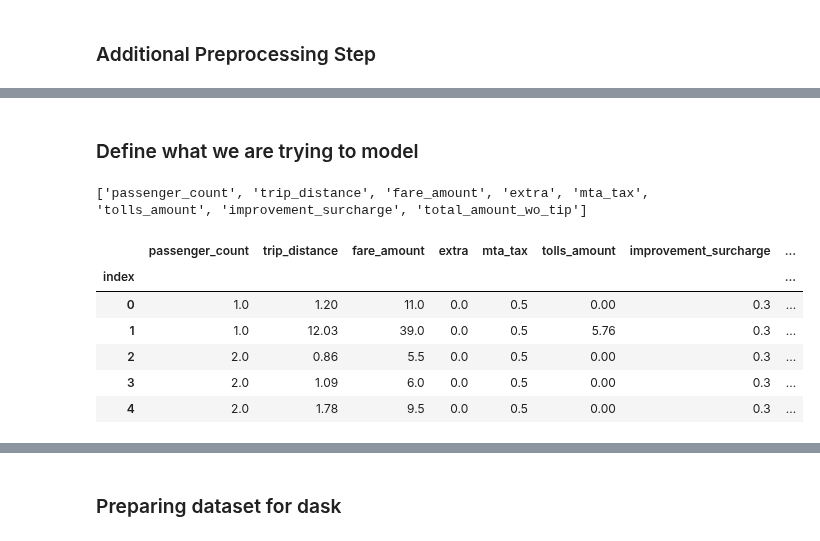
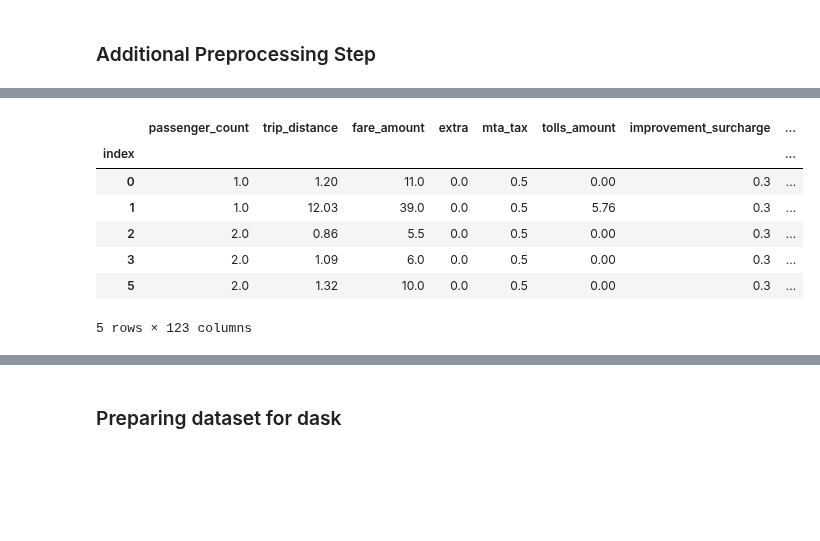
Before and after one commit to justinwhatley/interpretability_experiment, a Jupyter notebook: 2_lr_interpretability_dask.ipynb, the cells around one changed output, grey strips where cells are left out. Cells and saved outputs as stored; diff of their text form; code cells hidden in the pictures; blank space fills up the shorter version.

Commit message:
Creating a preprocessing flow and ddf transformer for OHE of datetime objects into hourslots and days of week, as well as OHE of select categoricals. Now to test this with dask linear ml

```diff
--- a/2_lr_interpretability_dask.ipynb
+++ b/2_lr_interpretability_dask.ipynb
@@ -51,2 +61,5 @@ X_train, y_train = dataset_manager.get_training_set()
+# %%
+categorical_columns_to_transform = ['payment_type']
+datetime_columns_to_transform = ['tpep_pickup_datetime', 'tpep_dropoff_datetime']
 # %%
 from dask_ml.preprocessing import OneHotEncoder
@@ -127,8 +66,0 @@ def transformer(encoder, ddf, datetime_columns, categorical_columns_lst = []):
-# %%
-"""
-
-"""
-ddf = X_train
-categorical_columns = ['payment_type']
-categorical_columns_lst = categorical_columns
-ohe_ddf = transformer(encoder, ddf, datetime_columns, categorical_columns)
@@ -165,4 +67,33 @@ print(ddf.head())
+# %%
+def preprocessing_pipeline(encoder, ddf, categorical_columns_to_transform, datetime_columns_to_transform):
+    """
+    Preprocessing pipeline that transforms ddf before training
+    Only keeps floats and the OHE of specified columns to transform
+    """
+    # Get OHE for columns to transform
+    transformer = TransformerOHE(ddf, encoder, categorical_columns_to_transform)
+    transformer.add_datetime_categories(datetime_columns_to_transform)
+    ohe_ddf = transformer.fit_transform()
+
+    # Select input columns, here we'll take all floats and OHE columns we prepared
+    original_input_columns = ddf.select_dtypes(['float']).columns
+    ohe_columns = list(ohe_ddf.columns.values)
+
+    # Update
+    ddf = ddf[original_input_columns]
+    ddf[ohe_columns] = ohe_ddf
+
+    return ddf
+# %%
+X_train = preprocessing_pipeline(encoder, X_train, categorical_columns_to_transform, datetime_columns_to_transform)
 # %%
-modified_df.head()
+X_train.head()
+# %% [output]
+|  | passenger_count | trip_distance | fare_amount | extra | mta_tax | tolls_amount | improvement_surcharge | ... |
+| index |  |  |  |  |  |  |  | ... |
+| 0 | 1.0 | 1.20 | 11.0 | 0.0 | 0.5 | 0.00 | 0.3 | ... |
+| 1 | 1.0 | 12.03 | 39.0 | 0.0 | 0.5 | 5.76 | 0.3 | ... |
+| 2 | 2.0 | 0.86 | 5.5 | 0.0 | 0.5 | 0.00 | 0.3 | ... |
+| 3 | 2.0 | 1.09 | 6.0 | 0.0 | 0.5 | 0.00 | 0.3 | ... |
+| 5 | 2.0 | 1.32 | 10.0 | 0.0 | 0.5 | 0.00 | 0.3 | ... |
+5 rows × 123 columns
-# %% [markdown]
-### Define what we are trying to model
@@ -171,14 +99,0 @@ modified_df.head()
-# %%
-print(input_columns)
-# %% [output]
-['passenger_count', 'trip_distance', 'fare_amount', 'extra', 'mta_tax', 'tolls_amount', 'improvement_surcharge', 'total_amount_wo_tip']
-# %%
-ddf[input_columns].head()
-# %% [output]
-|  | passenger_count | trip_distance | fare_amount | extra | mta_tax | tolls_amount | improvement_surcharge | ... |
-| index |  |  |  |  |  |  |  | ... |
-| 0 | 1.0 | 1.20 | 11.0 | 0.0 | 0.5 | 0.00 | 0.3 | ... |
-| 1 | 1.0 | 12.03 | 39.0 | 0.0 | 0.5 | 5.76 | 0.3 | ... |
-| 2 | 2.0 | 0.86 | 5.5 | 0.0 | 0.5 | 0.00 | 0.3 | ... |
-| 3 | 2.0 | 1.09 | 6.0 | 0.0 | 0.5 | 0.00 | 0.3 | ... |
-| 4 | 2.0 | 1.78 | 9.5 | 0.0 | 0.5 | 0.00 | 0.3 | ... |
```
Also changed, not shown: parts of 18 cells of this notebook, 1 other file.
